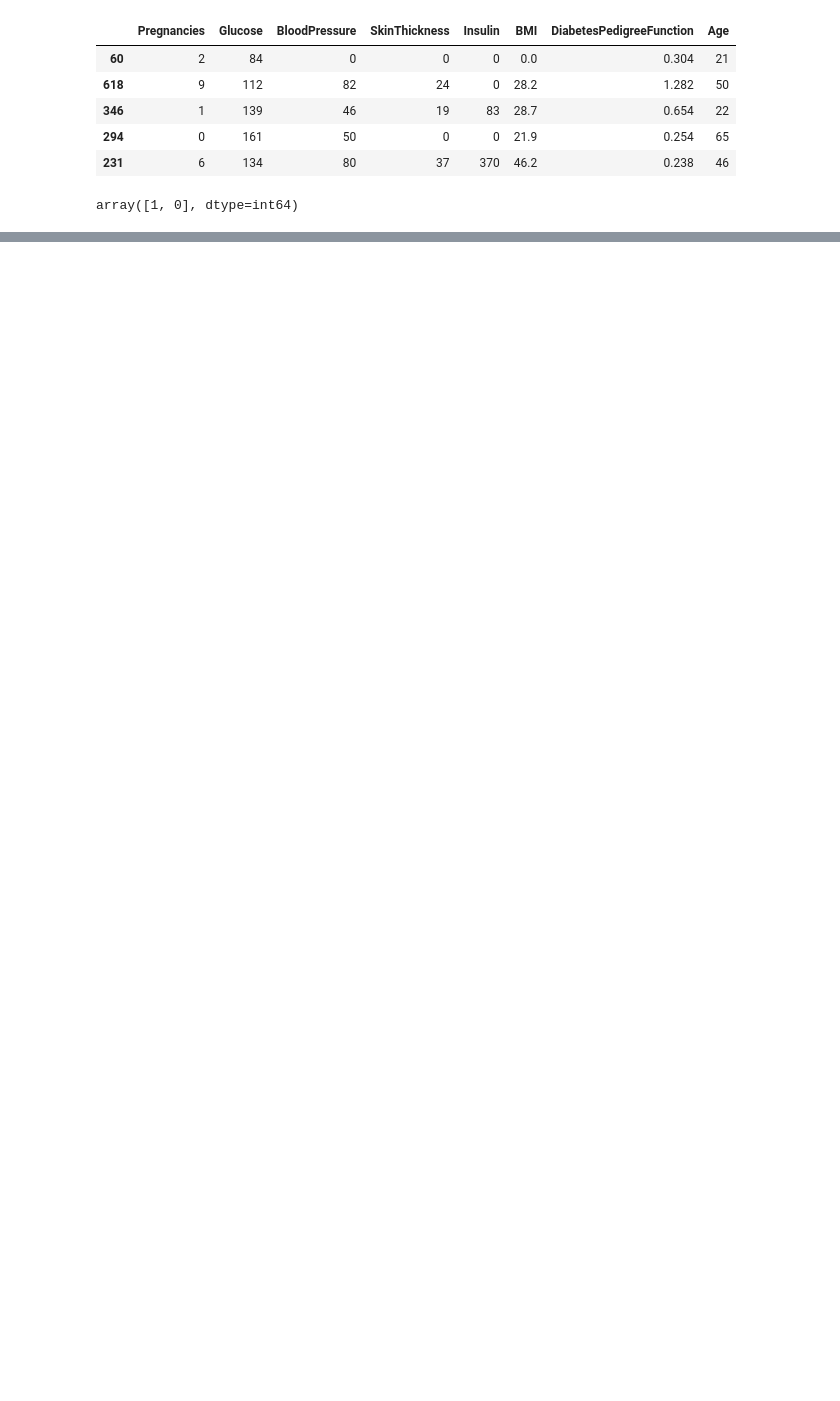
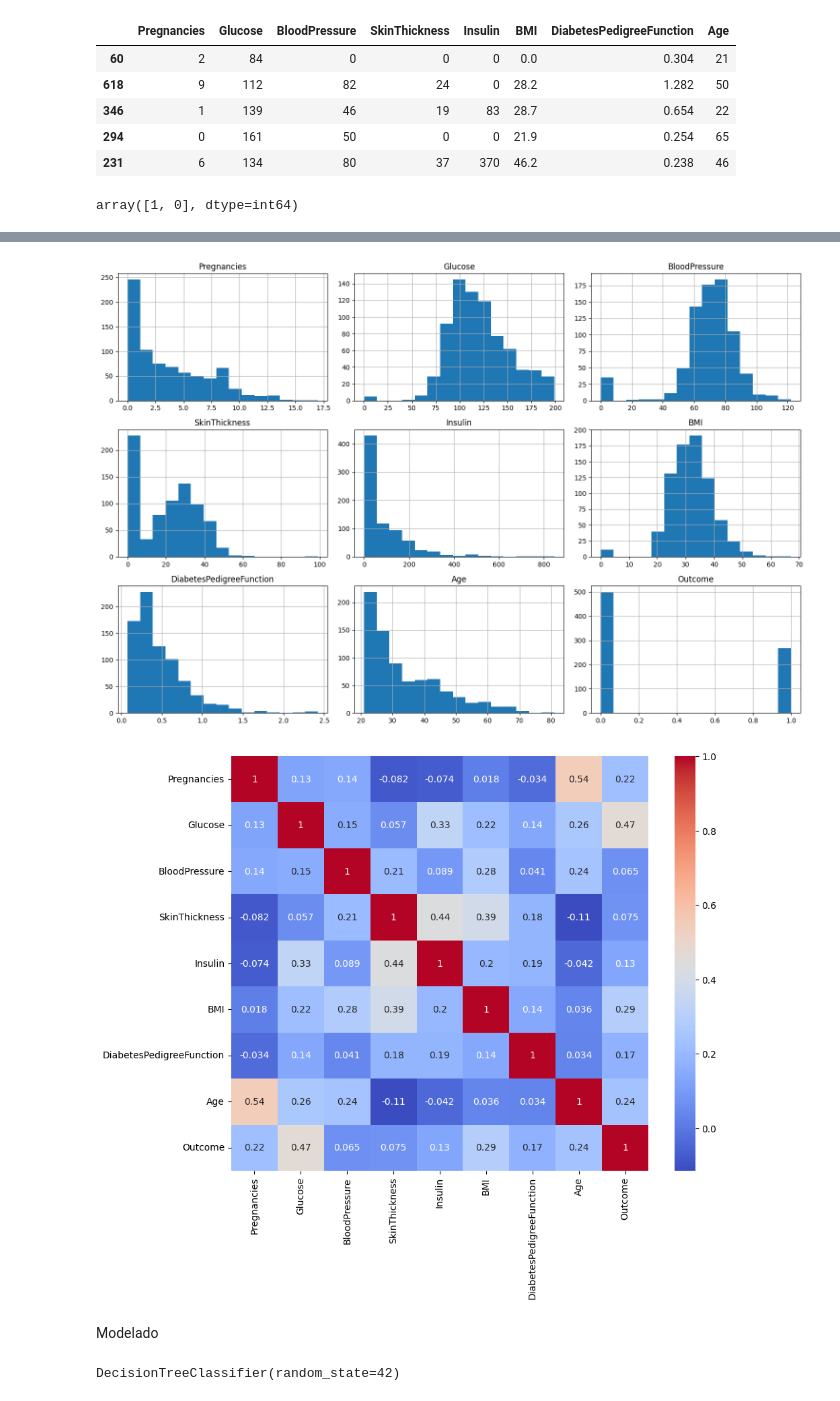
Before and after one commit to SebastianGH20/ML_WEB_APP_USING_FLASK, a Jupyter notebook: src/explore.ipynb, the cells around one changed output, grey strips where cells are left out. Saved outputs shown, nothing was run; the diff lists cells and outputs as text; code cells hidden in the pictures; blank space fills up the shorter version.

```diff
--- a/src/explore.ipynb
+++ b/src/explore.ipynb
@@ -158,0 +88,20 @@ Accuracy Train:  0.8631921824104235
+# %%
+# Histograms for each feature
+data.hist(bins=15, figsize=(15, 10), layout=(3, 3))
+plt.tight_layout()
+plt.show()
+
+# Correlation matrix
+plt.figure(figsize=(10, 8))
+sns.heatmap(data.corr(), annot=True, cmap='coolwarm')
+plt.show()
+# %% [output]
+[figure, added]
+[figure, added]
+# %% [markdown]
+Modelado
+# %%
+model = DecisionTreeClassifier(random_state = 42)
+model.fit(X_train, y_train)
+# %% [output]
+DecisionTreeClassifier(random_state=42)
```
Also changed, not shown: parts of 25 cells of this notebook, 3 other files.
